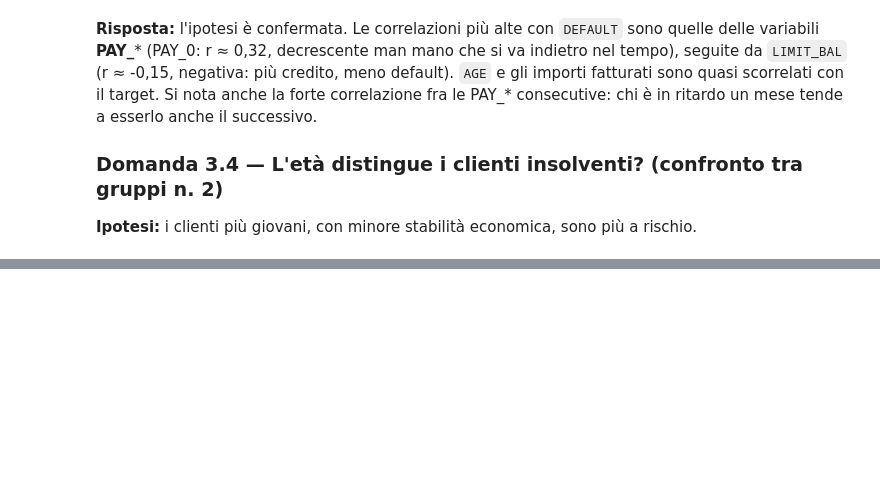
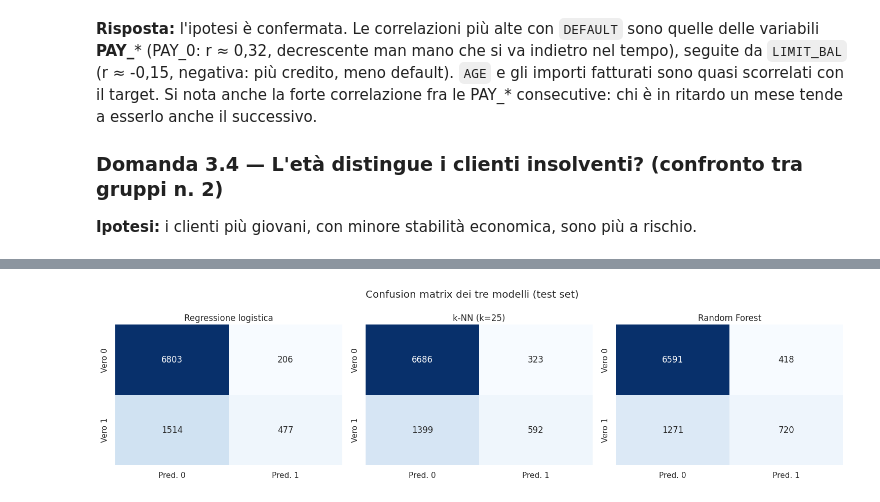
Before and after one commit to etooooooooo/Gruppo-1--Data-Science, a Jupyter notebook: analisi_credit_default.ipynb, the cells around one changed output, grey strips where cells are left out. Drawn from its saved outputs; the diff is of its cells as text; code cells hidden in the pictures; blank space fills up the shorter version.

Commit message:
Ho provato a rilanciare tutti i modelli con una diversa distribuzione train-test, ho lasciato un commento sotto i codici, domani possiamo commentarli assieme!

```diff
--- a/analisi_credit_default.ipynb
+++ b/analisi_credit_default.ipynb
@@ -310,0 +354,12 @@ print(tasso_eta.round(3))
+# %%
+modelli = {
+    "Regressione logistica": LogisticRegression(max_iter=2000, random_state=RANDOM_STATE),
+    "k-NN (k=25)": KNeighborsClassifier(n_neighbors=25),
+    "Random Forest": RandomForestClassifier(n_estimators=200, random_state=RANDOM_STATE),
+}
+
+predizioni = {}
+for nome, modello in modelli.items():
+    modello.fit(X_train_s, y_train)
+    predizioni[nome] = modello.predict(X_test_s)
+    print(f"{nome}: addestrato.")
@@ -310,0 +372,6 @@ print(tasso_eta.round(3))
+# %%
+for k in [5, 15, 25, 51]:
+    knn = KNeighborsClassifier(n_neighbors=k).fit(X_train_s, y_train)
+    pred = knn.predict(X_test_s)
+    print(f"k={k:3d} -> accuracy={accuracy_score(y_test, pred):.3f}, "
+          f"f1 classe 1={f1_score(y_test, pred):.3f}")
@@ -310,0 +387,23 @@ print(tasso_eta.round(3))
+# %%
+fig, axes = plt.subplots(1, 3, figsize=(15, 4))
+risultati = []
+
+for ax, (nome, pred) in zip(axes, predizioni.items()):
+    cm = confusion_matrix(y_test, pred)
+    sns.heatmap(cm, annot=True, fmt="d", cmap="Blues", cbar=False, ax=ax,
+                xticklabels=["Pred. 0", "Pred. 1"], yticklabels=["Vero 0", "Vero 1"])
+    ax.set_title(nome)
+    risultati.append({
+        "Modello": nome,
+        "Accuracy": accuracy_score(y_test, pred),
+        "Precision (cl. 1)": precision_score(y_test, pred),
+        "Recall (cl. 1)": recall_score(y_test, pred),
+        "F1 (cl. 1)": f1_score(y_test, pred),
+    })
+
+plt.suptitle("Confusion matrix dei tre modelli (test set)")
+plt.tight_layout()
+#plt.savefig("../figures/confusion_matrices.png", dpi=150)
+plt.show()
+# %% [output]
+[figure, added]
```
Also changed, not shown: parts of 34 cells of this notebook.
